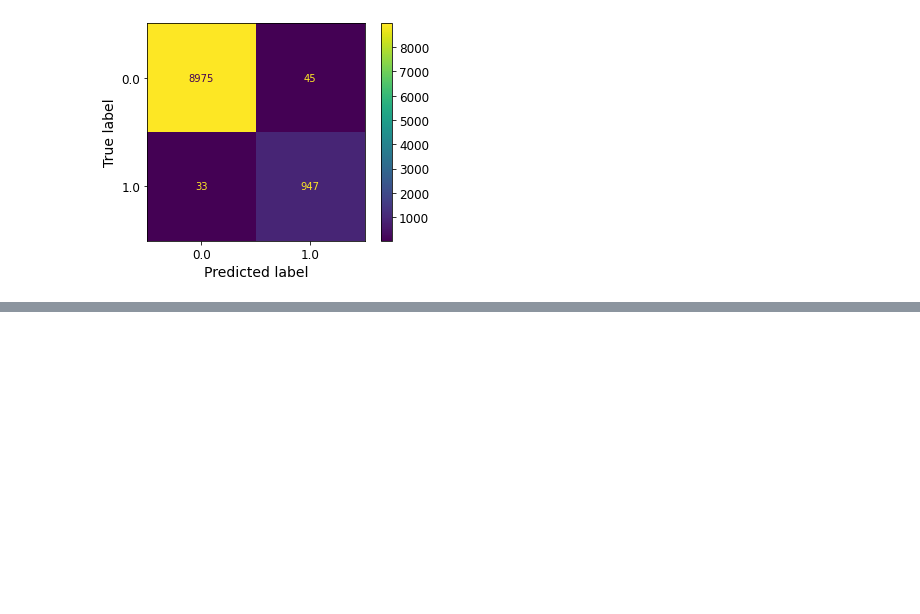
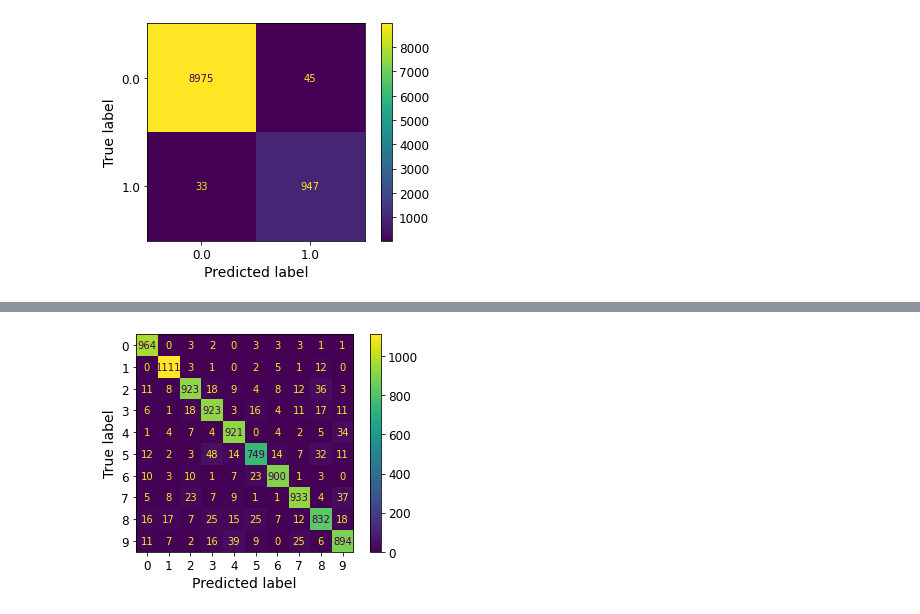
Before and after one commit to ananddotiyer/IIT-M, a Jupyter notebook: My Notes/MLP/Week6.ipynb, the cells around one changed output, grey strips where cells are left out. Saved outputs shown, nothing was run; the diff lists cells and outputs as text; code cells hidden in the pictures; blank space fills up the shorter version.

```diff
--- a/My Notes/MLP/Week6.ipynb
+++ b/My Notes/MLP/Week6.ipynb
@@ -423,0 +527,6 @@ cm_display = ConfusionMatrixDisplay.from_predictions(y_test_0, lr_cv_y_hat_0, va
+# %%
+y_hat = pipe_sgd_ovr.predict(X_test)
+# %%
+cm_display = ConfusionMatrixDisplay.from_predictions(y_test, y_hat, values_format='0.5g')
+# %% [output]
+[figure, added]
```
Also changed, not shown: parts of 27 cells of this notebook, 1 other file.
